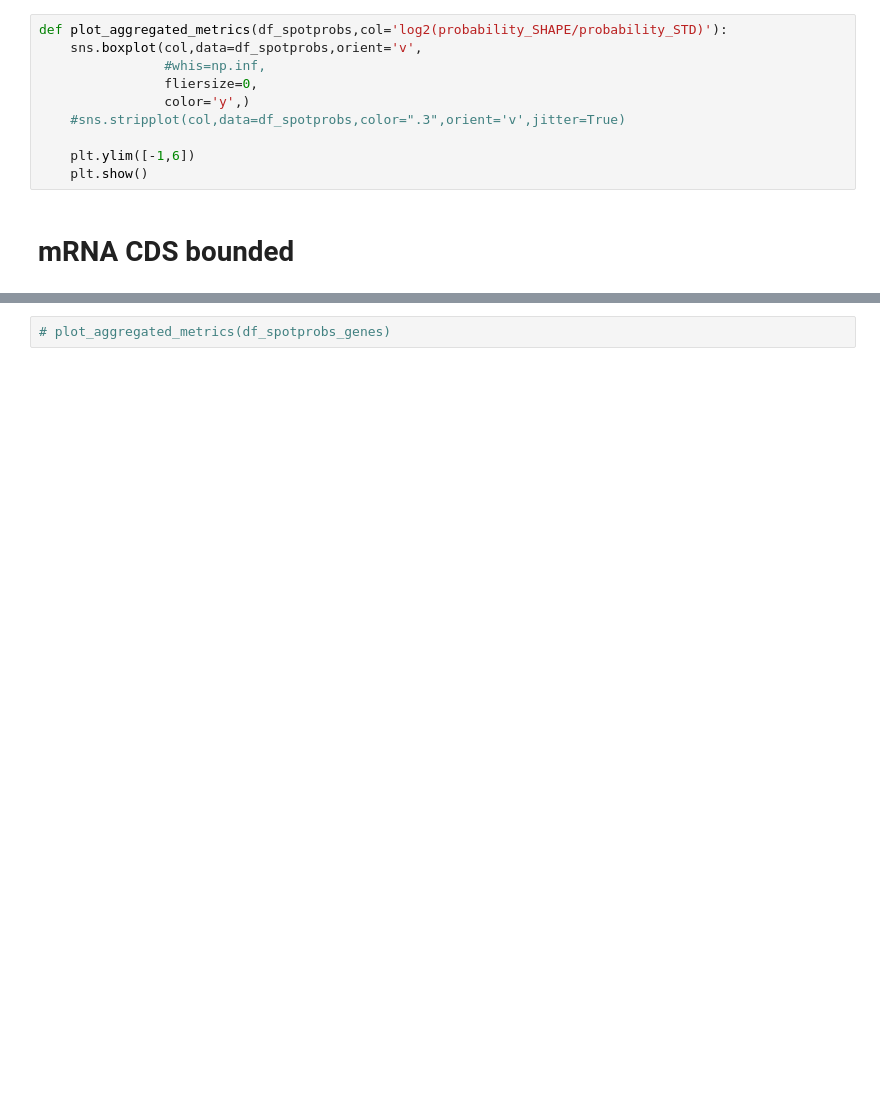
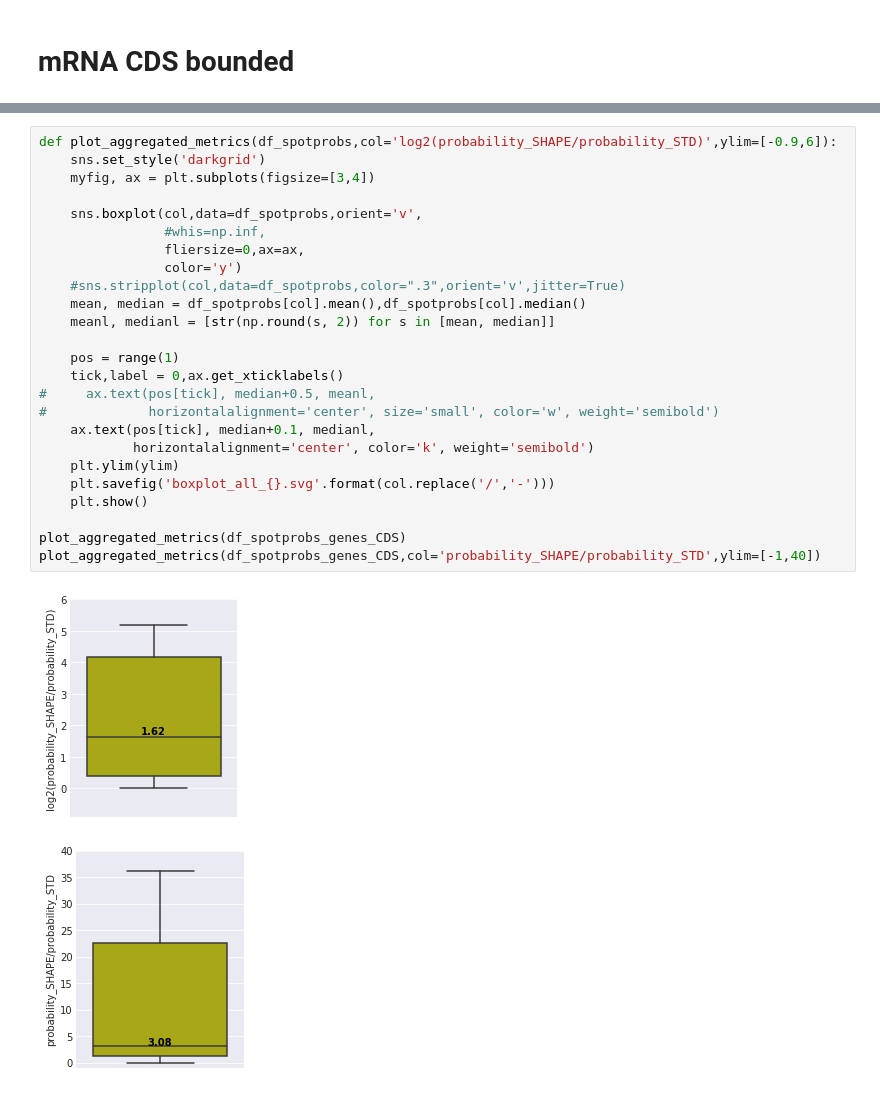
Before and after one commit to BackofenLab/IntaRNA-benchmark-SHAPE, a Jupyter notebook: src/analysis_IntaSHAPE-U1-interaction.ipynb, the cells around one changed output, grey strips where cells are left out. Saved outputs shown, nothing was run; the diff lists cells and outputs as text; blank space fills up the shorter version.

```diff
--- a/src/analysis_IntaSHAPE-U1-interaction.ipynb
+++ b/src/analysis_IntaSHAPE-U1-interaction.ipynb
@@ -273,13 +284,3 @@ def run_intarna_shape_for_a_gene(target_gene_name, CDS_only=False,plot_selected_
-# %%
-def plot_aggregated_metrics(df_spotprobs,col='log2(probability_SHAPE/probability_STD)'):
-    sns.boxplot(col,data=df_spotprobs,orient='v',
-                #whis=np.inf,
-                fliersize=0,
-                color='y',)
-    #sns.stripplot(col,data=df_spotprobs,color=".3",orient='v',jitter=True)
-
-    plt.ylim([-1,6])
-    plt.show()
 # %% [markdown]
 # mRNA CDS bounded
 # %%
@@ -384,2 +332,28 @@ KeyboardInterrupt:
-# %%
-# plot_aggregated_metrics(df_spotprobs_genes)
+# %%
+def plot_aggregated_metrics(df_spotprobs,col='log2(probability_SHAPE/probability_STD)',ylim=[-0.9,6]):
+    sns.set_style('darkgrid')
+    myfig, ax = plt.subplots(figsize=[3,4])
+
+    sns.boxplot(col,data=df_spotprobs,orient='v',
+                #whis=np.inf,
+                fliersize=0,ax=ax,
+                color='y')
+    #sns.stripplot(col,data=df_spotprobs,color=".3",orient='v',jitter=True)
+    mean, median = df_spotprobs[col].mean(),df_spotprobs[col].median()
+    meanl, medianl = [str(np.round(s, 2)) for s in [mean, median]]
+
+    pos = range(1)
+    tick,label = 0,ax.get_xticklabels()
+#     ax.text(pos[tick], median+0.5, meanl,
+#             horizontalalignment='center', size='small', color='w', weight='semibold')
+    ax.text(pos[tick], median+0.1, medianl,
+            horizontalalignment='center', color='k', weight='semibold')
+    plt.ylim(ylim)
+    plt.savefig('boxplot_all_{}.svg'.format(col.replace('/','-')))
+    plt.show()
+
+plot_aggregated_metrics(df_spotprobs_genes_CDS)
+plot_aggregated_metrics(df_spotprobs_genes_CDS,col='probability_SHAPE/probability_STD',ylim=[-1,40])
+# %% [output]
+[figure, added]
+[figure, added]
```
Also changed, not shown: parts of 11 cells of this notebook, 1 other file.
